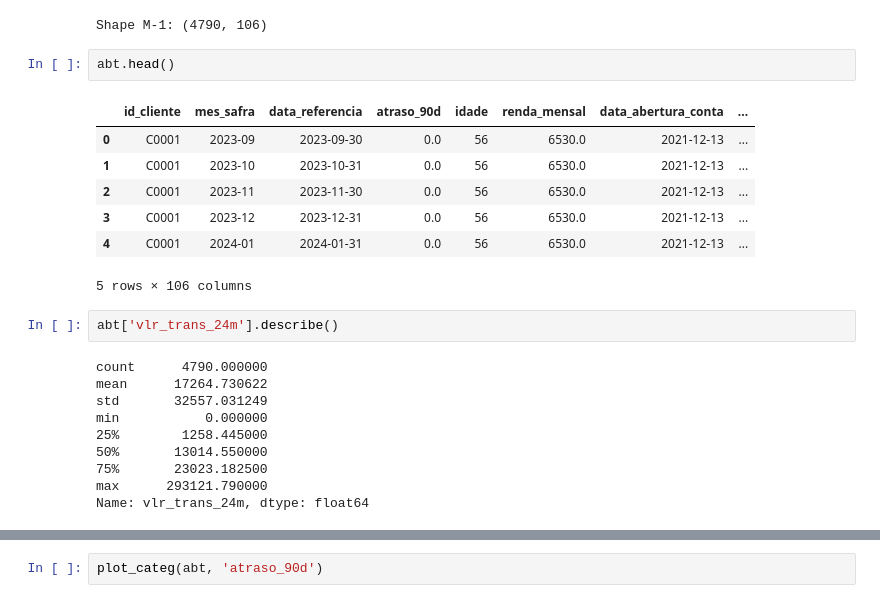
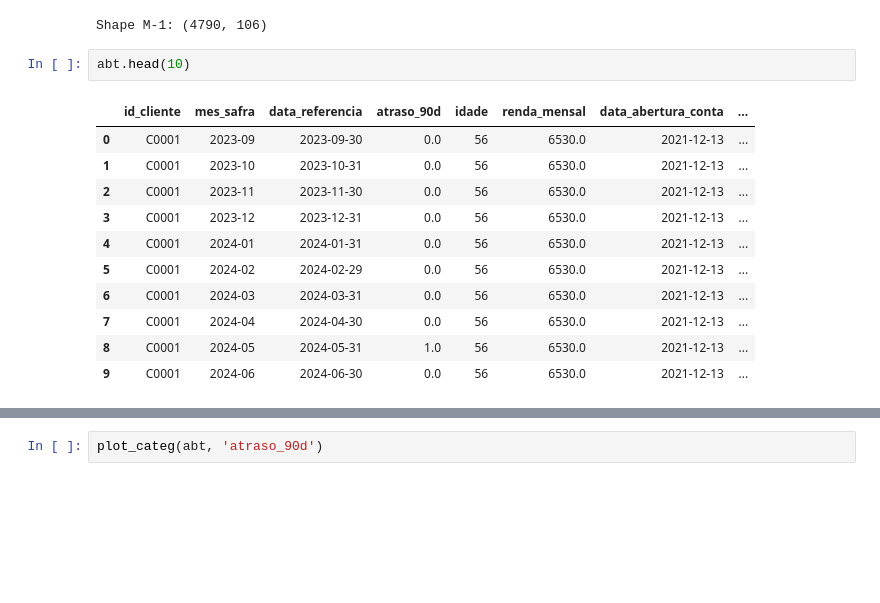
Before and after one commit to matheus-oscar/modelo_pd_2025, a Jupyter notebook: notebooks/revisao_case_ailos.ipynb, the cells around one changed output, grey strips where cells are left out. Drawn from its saved outputs; the diff is of its cells as text; blank space fills up the shorter version.

```diff
--- a/notebooks/revisao_case_ailos.ipynb
+++ b/notebooks/revisao_case_ailos.ipynb
@@ -61,24 +61,16 @@ print("Shape M-1:", abt.shape)
 # %% [output]
 Shape M-1: (4790, 106)
 # %%
-abt.head()
+abt.head(10)
 # %% [output]
 |  | id_cliente | mes_safra | data_referencia | atraso_90d | idade | renda_mensal | data_abertura_conta | ... |
 | 0 | C0001 | 2023-09 | 2023-09-30 | 0.0 | 56 | 6530.0 | 2021-12-13 | ... |
 | 1 | C0001 | 2023-10 | 2023-10-31 | 0.0 | 56 | 6530.0 | 2021-12-13 | ... |
 | 2 | C0001 | 2023-11 | 2023-11-30 | 0.0 | 56 | 6530.0 | 2021-12-13 | ... |
 | 3 | C0001 | 2023-12 | 2023-12-31 | 0.0 | 56 | 6530.0 | 2021-12-13 | ... |
 | 4 | C0001 | 2024-01 | 2024-01-31 | 0.0 | 56 | 6530.0 | 2021-12-13 | ... |
+| 5 | C0001 | 2024-02 | 2024-02-29 | 0.0 | 56 | 6530.0 | 2021-12-13 | ... |
+| 6 | C0001 | 2024-03 | 2024-03-31 | 0.0 | 56 | 6530.0 | 2021-12-13 | ... |
+| 7 | C0001 | 2024-04 | 2024-04-30 | 0.0 | 56 | 6530.0 | 2021-12-13 | ... |
+| 8 | C0001 | 2024-05 | 2024-05-31 | 1.0 | 56 | 6530.0 | 2021-12-13 | ... |
+| 9 | C0001 | 2024-06 | 2024-06-30 | 0.0 | 56 | 6530.0 | 2021-12-13 | ... |
-5 rows × 106 columns
-# %%
-abt['vlr_trans_24m'].describe()
-# %% [output]
-count      4790.000000
-mean      17264.730622
-std       32557.031249
-min           0.000000
-25%        1258.445000
-50%       13014.550000
-75%       23023.182500
-max      293121.790000
-Name: vlr_trans_24m, dtype: float64
```
Also changed, not shown: parts of 4 cells of this notebook, 2 other files.
